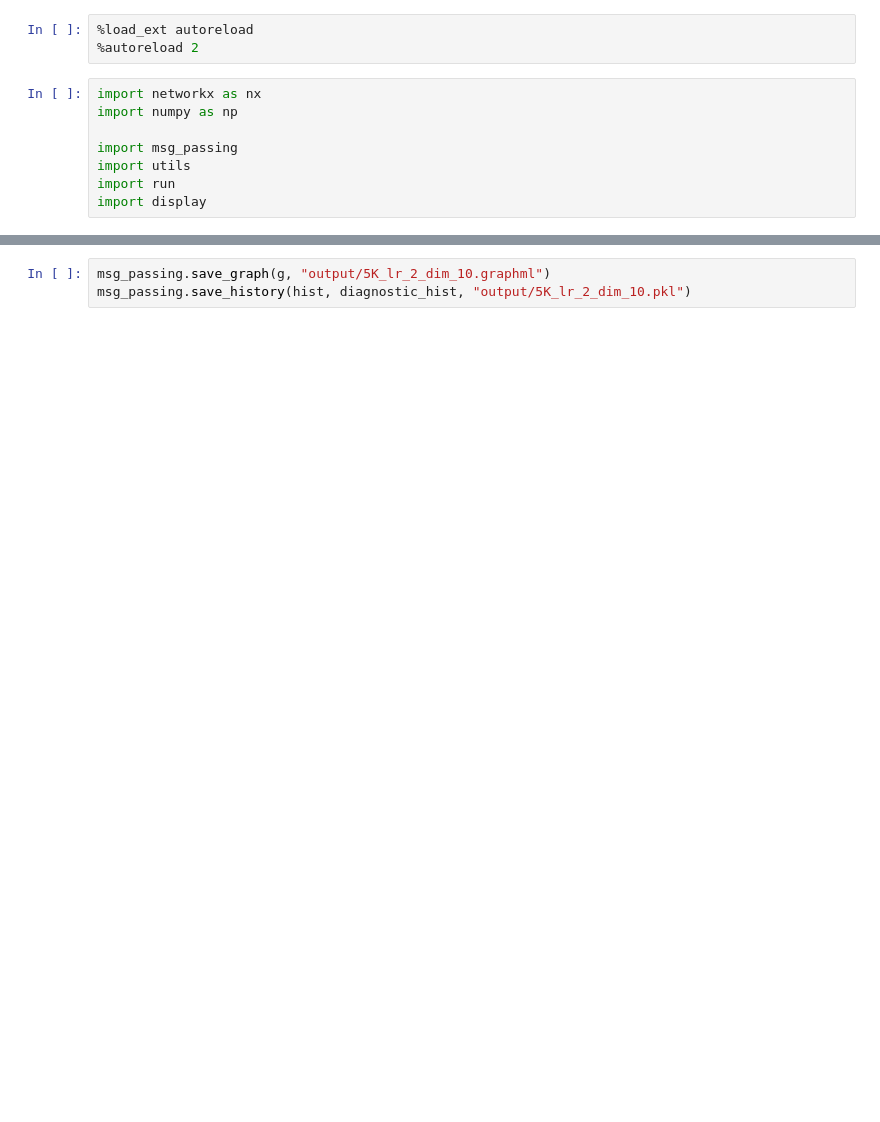
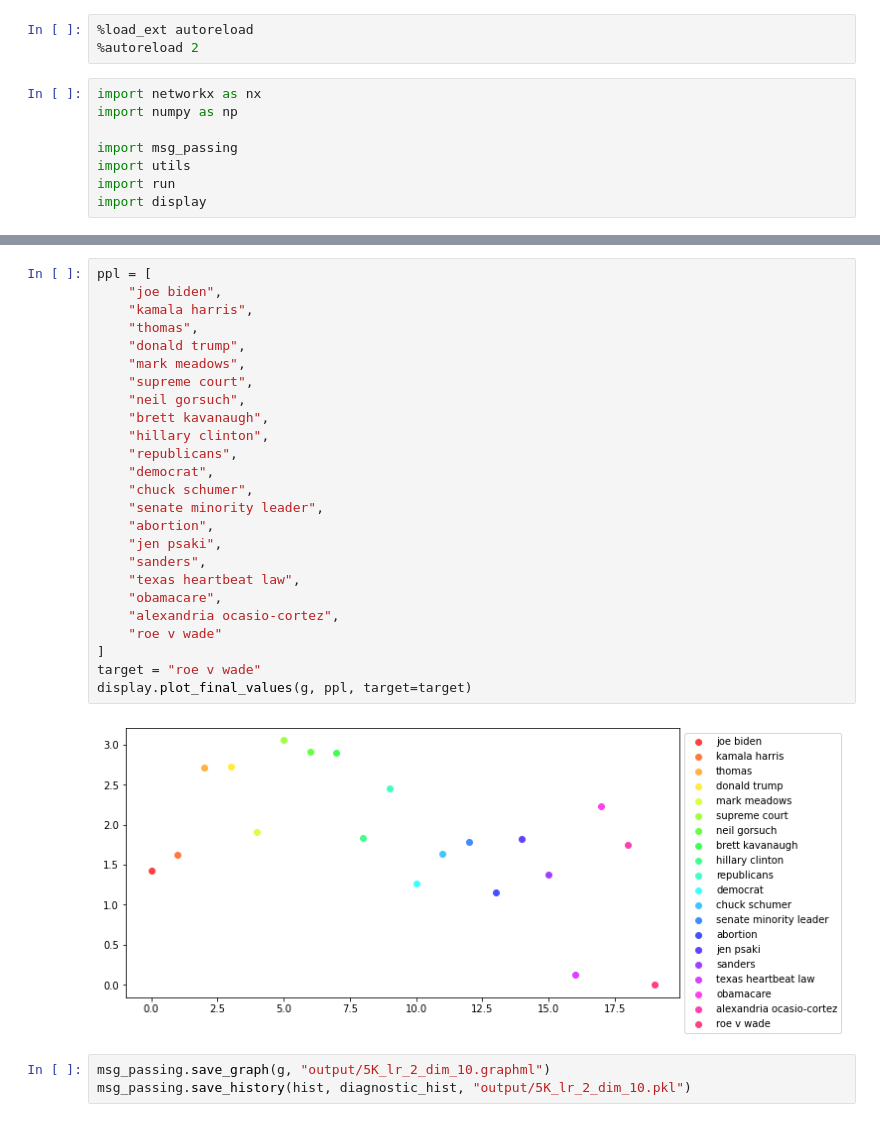
Before and after one commit to DavidChong2523/Message-Passing, a Jupyter notebook: msg_passing.ipynb, the cells around one changed output, grey strips where cells are left out. Cells and saved outputs as stored; diff of their text form; blank space fills up the shorter version.

Commit message:
implemented setting auxiliary node values after training

```diff
--- a/msg_passing.ipynb
+++ b/msg_passing.ipynb
@@ -29,3 +46,30 @@ display.plot_history(hist, target="joe biden")
+# %%
+ppl = [
+    "joe biden",
+    "kamala harris",
+    "thomas",
+    "donald trump",
+    "mark meadows",
+    "supreme court",
+    "neil gorsuch",
+    "brett kavanaugh",
+    "hillary clinton",
+    "republicans",
+    "democrat",
+    "chuck schumer",
+    "senate minority leader",
+    "abortion",
+    "jen psaki",
+    "sanders",
+    "texas heartbeat law",
+    "obamacare",
+    "alexandria ocasio-cortez",
+    "roe v wade"
+]
+target = "roe v wade"
+display.plot_final_values(g, ppl, target=target)
+# %% [output]
+[figure, added]
 # %%
 msg_passing.save_graph(g, "output/5K_lr_2_dim_10.graphml")
 msg_passing.save_history(hist, diagnostic_hist, "output/5K_lr_2_dim_10.pkl")
```
Also changed, not shown: parts of 4 cells of this notebook, 3 other files.
